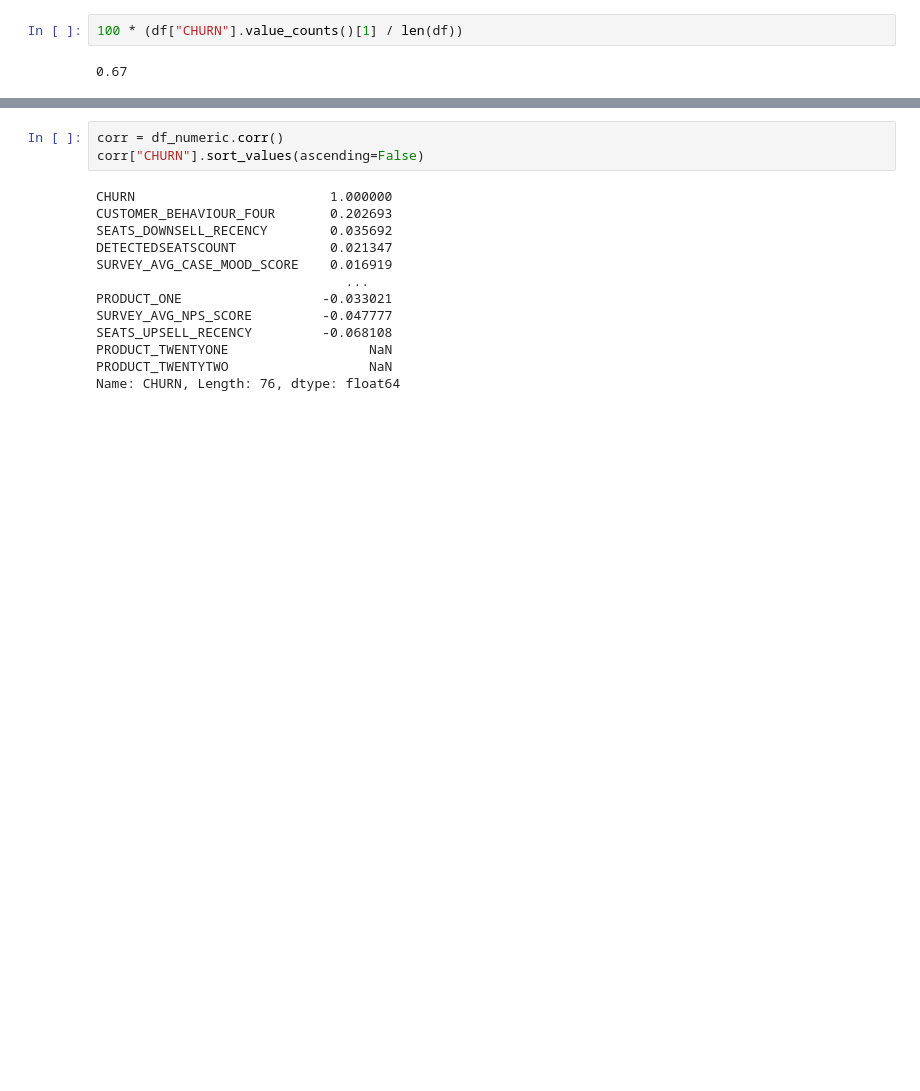
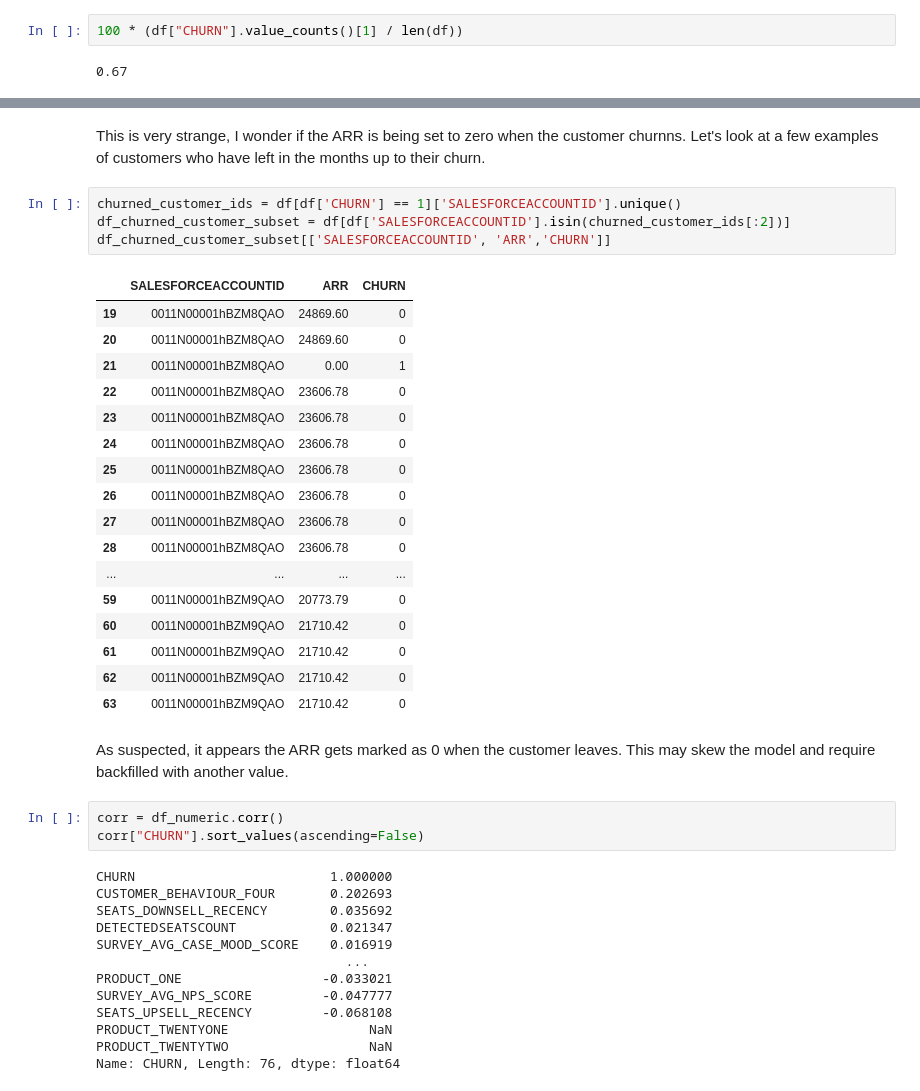
Before and after one commit to jmoro0408/Customer_Churn, a Jupyter notebook: notebooks/1_EDA.ipynb, the cells around one changed output, grey strips where cells are left out. Drawn from its saved outputs; the diff is of its cells as text; blank space fills up the shorter version.

```diff
--- a/notebooks/1_EDA.ipynb
+++ b/notebooks/1_EDA.ipynb
@@ -98,3 +131,29 @@ Dataset is highly imbalanced with only 0.67% of the data having positive targets
+# %% [markdown]
+This is very strange, I wonder if the ARR is being set to zero when the customer churnns. Let's look at a few examples of customers who have left in the months up to their churn.
+# %%
+churned_customer_ids = df[df['CHURN'] == 1]['SALESFORCEACCOUNTID'].unique()
+df_churned_customer_subset = df[df['SALESFORCEACCOUNTID'].isin(churned_customer_ids[:2])]
+df_churned_customer_subset[['SALESFORCEACCOUNTID', 'ARR','CHURN']]
+# %% [output]
+|  | SALESFORCEACCOUNTID | ARR | CHURN |
+| 19 | 0011N00001hBZM8QAO | 24869.60 | 0 |
+| 20 | 0011N00001hBZM8QAO | 24869.60 | 0 |
+| 21 | 0011N00001hBZM8QAO | 0.00 | 1 |
+| 22 | 0011N00001hBZM8QAO | 23606.78 | 0 |
+| 23 | 0011N00001hBZM8QAO | 23606.78 | 0 |
+| 24 | 0011N00001hBZM8QAO | 23606.78 | 0 |
+| 25 | 0011N00001hBZM8QAO | 23606.78 | 0 |
+| 26 | 0011N00001hBZM8QAO | 23606.78 | 0 |
+| 27 | 0011N00001hBZM8QAO | 23606.78 | 0 |
+| 28 | 0011N00001hBZM8QAO | 23606.78 | 0 |
+| ... | ... | ... | ... |
+| 59 | 0011N00001hBZM9QAO | 20773.79 | 0 |
+| 60 | 0011N00001hBZM9QAO | 21710.42 | 0 |
+| 61 | 0011N00001hBZM9QAO | 21710.42 | 0 |
+| 62 | 0011N00001hBZM9QAO | 21710.42 | 0 |
+| 63 | 0011N00001hBZM9QAO | 21710.42 | 0 |
+# %% [markdown]
+As suspected, it appears the ARR gets marked as 0 when the customer leaves. This may skew the model and require backfilled with another value.
 # %%
 corr = df_numeric.corr()
 corr["CHURN"].sort_values(ascending=False)
```
Also changed, not shown: parts of 7 cells of this notebook.
